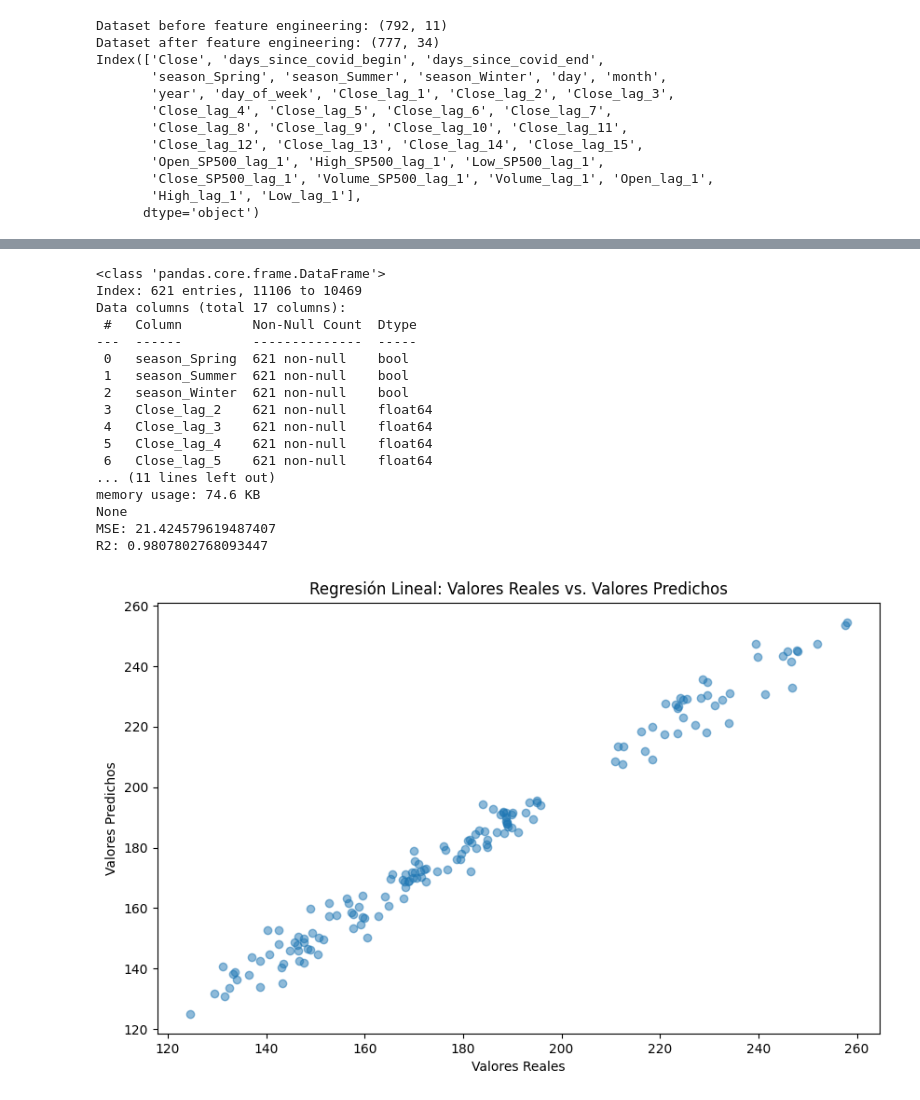
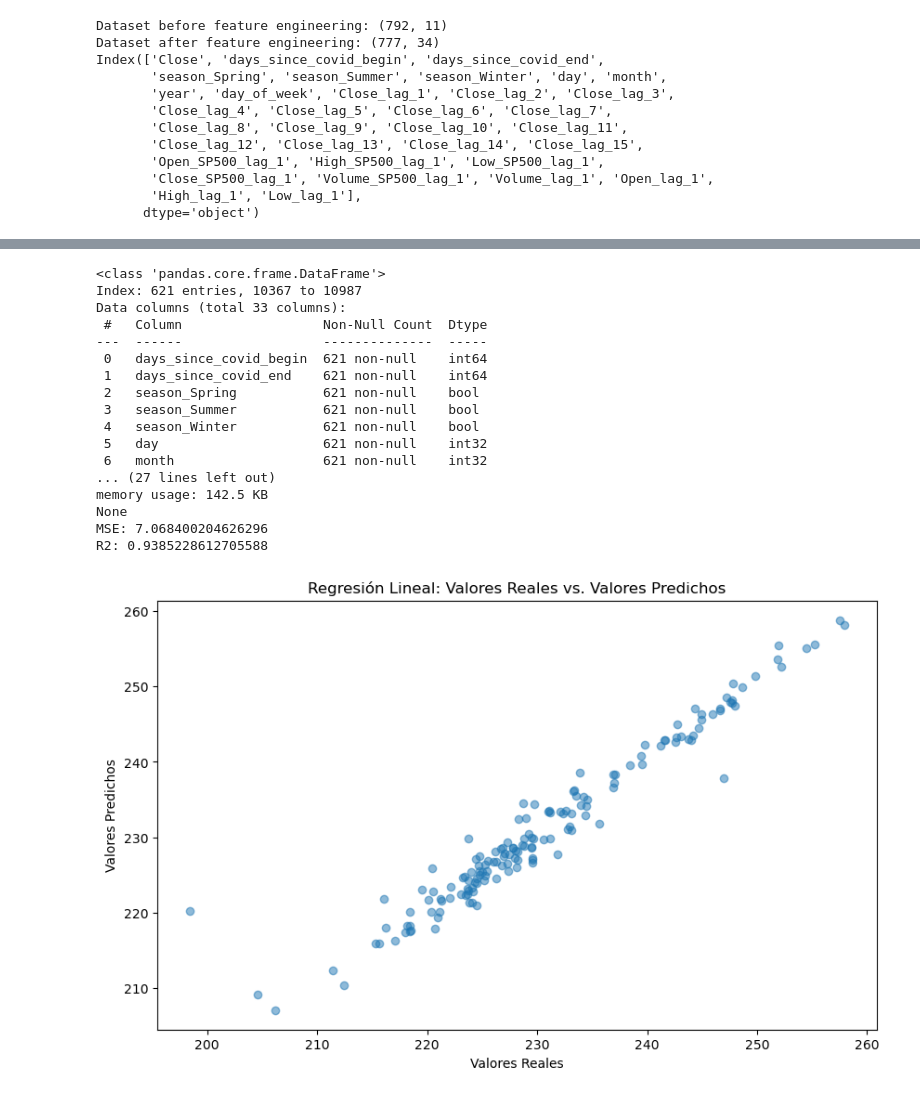
Before and after one commit to Ericson3100/Proyecto3DM, a Jupyter notebook: notebooks/2_FeatureEngineering.ipynb, the cells around one changed output, grey strips where cells are left out. Drawn from its saved outputs; the diff is of its cells as text; code cells hidden in the pictures.

```diff
--- a/notebooks/2_FeatureEngineering.ipynb
+++ b/notebooks/2_FeatureEngineering.ipynb
@@ -146,8 +147,8 @@ Index(['Close', 'days_since_covid_begin', 'days_since_covid_end',
       dtype='object')
 # %%
 
-apple_data.drop(columns=['Volume_lag_1', 'Volume_SP500_lag_1', 'High_lag_1','Low_lag_1', 'Open_lag_1','Close_lag_1'
-                         , 'Open_SP500_lag_1', 'High_SP500_lag_1','Low_SP500_lag_1', 'Close_SP500_lag_1', 'days_since_covid_begin'
-                            , 'days_since_covid_end', 'day', 'month', 'year', 'day_of_week'
-                         ], inplace=True)
-apple_data.info()
+# apple_data.drop(columns=['Volume_lag_1', 'Volume_SP500_lag_1', 'High_lag_1','Low_lag_1', 'Open_lag_1','Close_lag_1'
+#                          , 'Open_SP500_lag_1', 'High_SP500_lag_1','Low_SP500_lag_1', 'Close_SP500_lag_1', 'days_since_covid_begin'
+#                             , 'days_since_covid_end', 'day', 'month', 'year', 'day_of_week'
+#                          ], inplace=True)
+# apple_data.info()
@@ -176,53 +159,53 @@ from sklearn.linear_model import LinearRegression
 from sklearn.metrics import mean_squared_error, r2_score
 
 # Preparar los datos para el entrenamiento
-train_data, test_data = train_test_split(apple_data, test_size=0.2, random_state=42)
+train_data, test_data = train_test_split(apple_data, test_size=0.2, random_state=42, shuffle=False)
 
 y_train = train_data['Close']
 X_train = train_data.drop(columns=['Close'])
 print(X_train.info())
 
 y_test = test_data['Close']
 X_test = test_data.drop(columns=['Close'])
 
 scaler = StandardScaler()
 X_train_scaled = scaler.fit_transform(X_train)
 X_test_scaled = scaler.transform(X_test)
 
 model = LinearRegression()
 model.fit(X_train_scaled, y_train)
 
 y_pred = model.predict(X_test_scaled)
 
 mse = mean_squared_error(y_test, y_pred)
 r2 = r2_score(y_test, y_pred)
 
 print(f"MSE: {mse}")
 print(f"R2: {r2}")
 
 # Graficar los resultados
 plt.figure(figsize=(10, 6))
 plt.scatter(y_test, y_pred, alpha=0.5)
 plt.xlabel('Valores Reales')
 plt.ylabel('Valores Predichos')
 plt.title('Regresión Lineal: Valores Reales vs. Valores Predichos')
 plt.show()
 # %% [output]
 <class 'pandas.core.frame.DataFrame'>
-Index: 621 entries, 11106 to 10469
-Data columns (total 17 columns):
- #   Column         Non-Null Count  Dtype
----  ------         --------------  -----
- 0   season_Spring  621 non-null    bool
- 1   season_Summer  621 non-null    bool
- 2   season_Winter  621 non-null    bool
- 3   Close_lag_2    621 non-null    float64
- 4   Close_lag_3    621 non-null    float64
- 5   Close_lag_4    621 non-null    float64
- 6   Close_lag_5    621 non-null    float64
-... (11 lines left out)
-memory usage: 74.6 KB
+Index: 621 entries, 10367 to 10987
+Data columns (total 33 columns):
+ #   Column                  Non-Null Count  Dtype
+---  ------                  --------------  -----
+ 0   days_since_covid_begin  621 non-null    int64
+ 1   days_since_covid_end    621 non-null    int64
+ 2   season_Spring           621 non-null    bool
+ 3   season_Summer           621 non-null    bool
+ 4   season_Winter           621 non-null    bool
+ 5   day                     621 non-null    int32
+ 6   month                   621 non-null    int32
+... (27 lines left out)
+memory usage: 142.5 KB
 None
-MSE: 21.424579619487407
-R2: 0.9807802768093447
+MSE: 7.068400204626296
+R2: 0.9385228612705588
-[figure, old version]
+[figure, new version]
```
Also changed, not shown: parts of 2 cells of this notebook.
